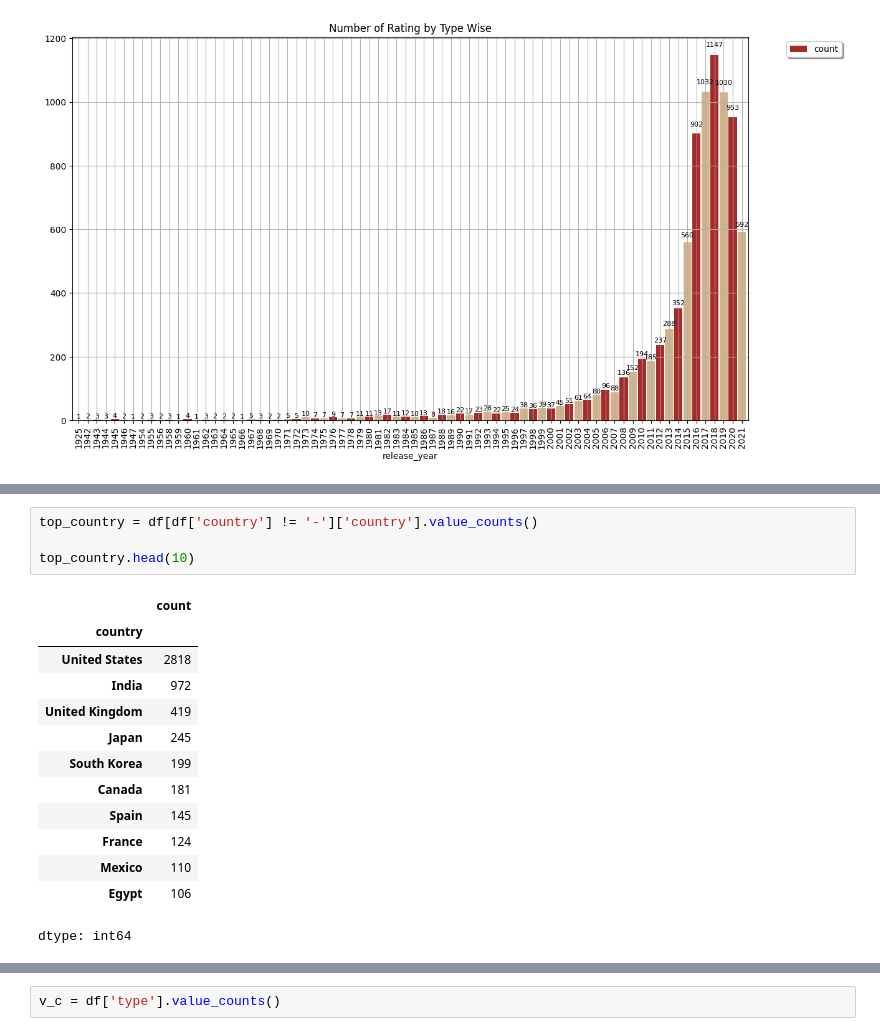
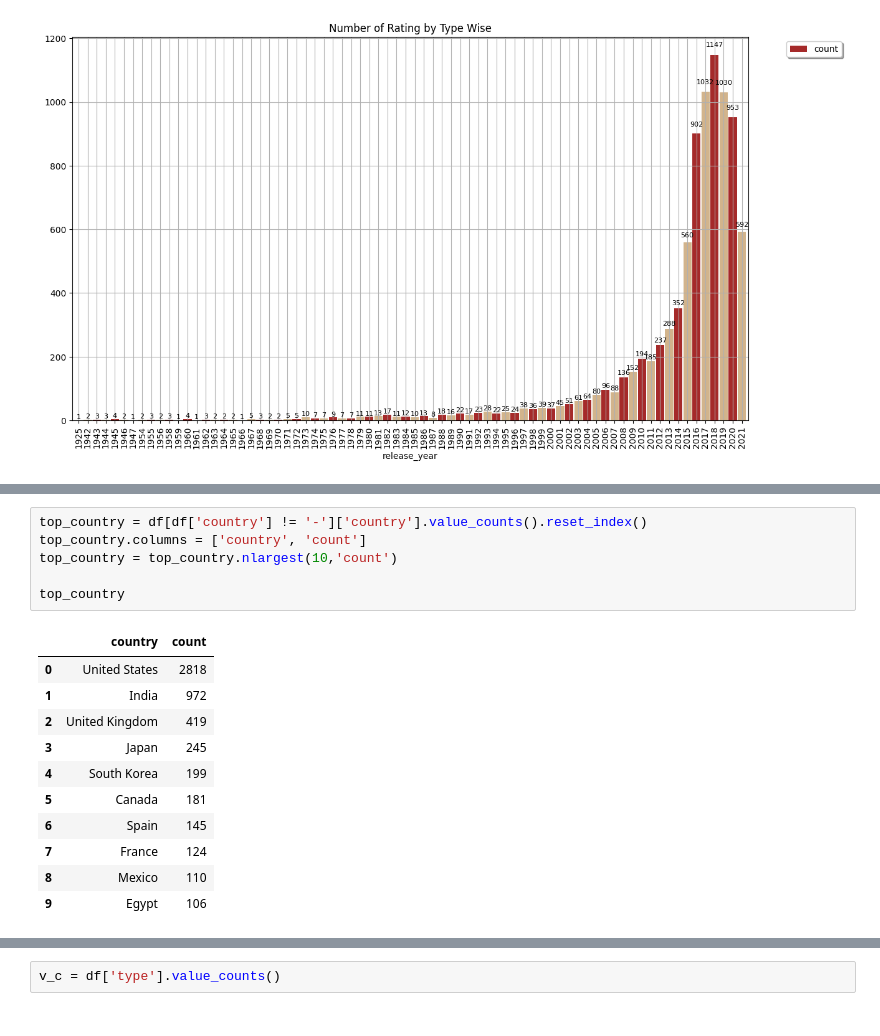
Before and after one commit to Udhay2898/Netflix_EDA, a Jupyter notebook: Nertflix_EDA.ipynb, the cells around one changed output, grey strips where cells are left out. Drawn from its saved outputs; the diff is of its cells as text.

```diff
--- a/Nertflix_EDA.ipynb
+++ b/Nertflix_EDA.ipynb
@@ -420,18 +411,18 @@ plt.show()
 # %%
-top_country = df[df['country'] != '-']['country'].value_counts()
+top_country = df[df['country'] != '-']['country'].value_counts().reset_index()
+top_country.columns = ['country', 'count']
+top_country = top_country.nlargest(10,'count')
 
-top_country.head(10)
+top_country
 # %% [output]
-|  | count |
-| country |  |
-| United States | 2818 |
-| India | 972 |
-| United Kingdom | 419 |
-| Japan | 245 |
-| South Korea | 199 |
-| Canada | 181 |
-| Spain | 145 |
-| France | 124 |
-| Mexico | 110 |
-| Egypt | 106 |
+|  | country | count |
+| 0 | United States | 2818 |
+| 1 | India | 972 |
+| 2 | United Kingdom | 419 |
+| 3 | Japan | 245 |
+| 4 | South Korea | 199 |
+| 5 | Canada | 181 |
+| 6 | Spain | 145 |
+| 7 | France | 124 |
+| 8 | Mexico | 110 |
+| 9 | Egypt | 106 |
-dtype: int64
```
Also changed, not shown: parts of 12 cells of this notebook.
